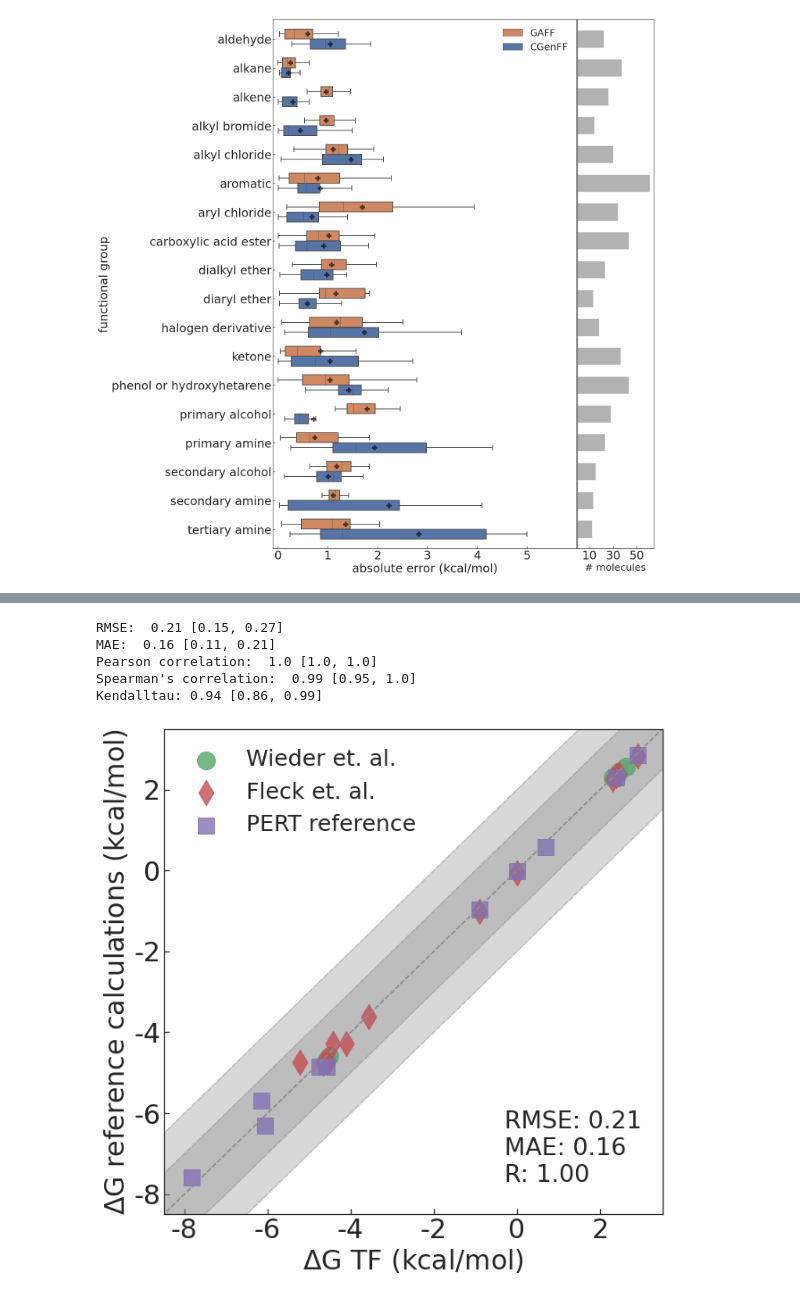
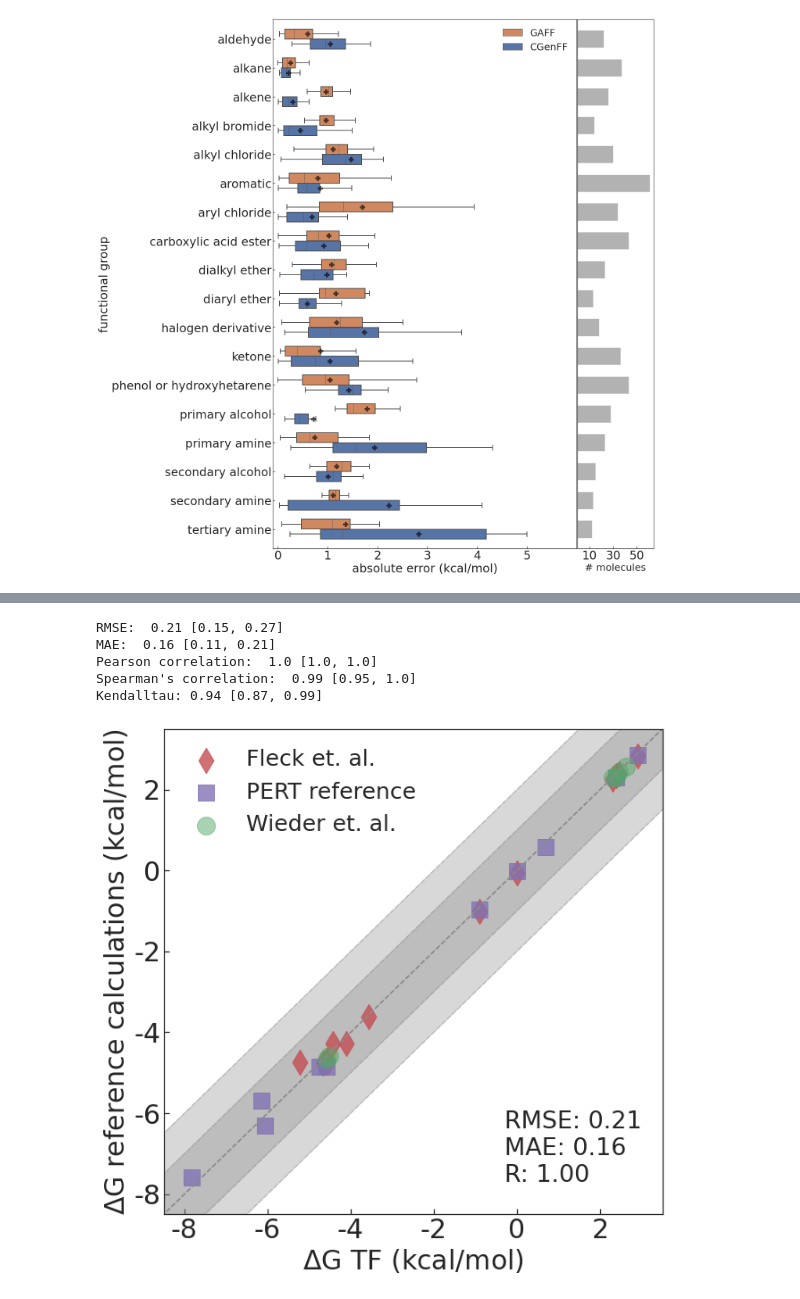
Before and after one commit to JohannesKarwou/notebooks, a Jupyter notebook: freeSolvSummary.ipynb, the cells around one changed output, grey strips where cells are left out. Saved outputs shown, nothing was run; the diff lists cells and outputs as text; code cells hidden in the pictures.

Commit message:
changing ordering in one plot

```diff
--- a/freeSolvSummary.ipynb
+++ b/freeSolvSummary.ipynb
@@ -755,50 +755,52 @@ axs.set_xlabel("$\Delta$G TF (kcal/mol)")
 axs.set_ylabel("$\Delta$G reference calculations (kcal/mol)")
 
 x = "cor_dG (TF)"
-y = "cor_wieder"
-
-axs.scatter(subset[x], subset[y], color="C2", label="Wieder et. al.", alpha=0.8)
 
 y = "cor_fleck"
 
 axs.scatter(
     subset[x], subset[y], marker="d", color="C3", label="Fleck et. al.", alpha=0.8
 )
+
 
 y = "cor_stefan"
 axs.scatter(
     subset[x],
     subset[y],
     marker="s",
     s=300,
     color="C4",
     label="PERT reference",
     alpha=0.8,
 )
 
+y = "cor_wieder"
+
+axs.scatter(subset[x], subset[y], color="C2", label="Wieder et. al.", alpha=0.5)
+
 ### Values for statistics of all reference values ###
 y = "cor_charmm"
 df4 = reduce_df(subset, x, y)
 rmse, mae, r, _, _ = calculate_statistics(df4[x], df4[y])
 text = f"RMSE: {rmse}\nMAE: {mae}\nR: {r:.2f}"
 axs.text(
     -0.3,
     -7.7,
     text,
     fontsize=27,
-    bbox={"boxstyle": "square", "fill": False, "fc": "Grey", "alpha": 0.3},
+    bbox={"boxstyle": "square", "fill": False, "fc": "Grey", "alpha": 0.},
 )  # 'ec': 'Grey',
 
 axs.legend(frameon=False)
 
 plt.savefig("images/comparison_charmm_cleaned.pdf")
 # %% [output]
 RMSE:  0.21 [0.15, 0.27]
 MAE:  0.16 [0.11, 0.21]
 Pearson correlation:  1.0 [1.0, 1.0]
 Spearman's correlation:  0.99 [0.95, 1.0]
-Kendalltau: 0.94 [0.86, 0.99]
+Kendalltau: 0.94 [0.87, 0.99]
-[figure, old version]
+[figure, new version]
 # %%
 fig, axs = plt.subplots(figsize=(10, 10))
 
```
Also changed, not shown: parts of 5 cells of this notebook, 9 other files.
